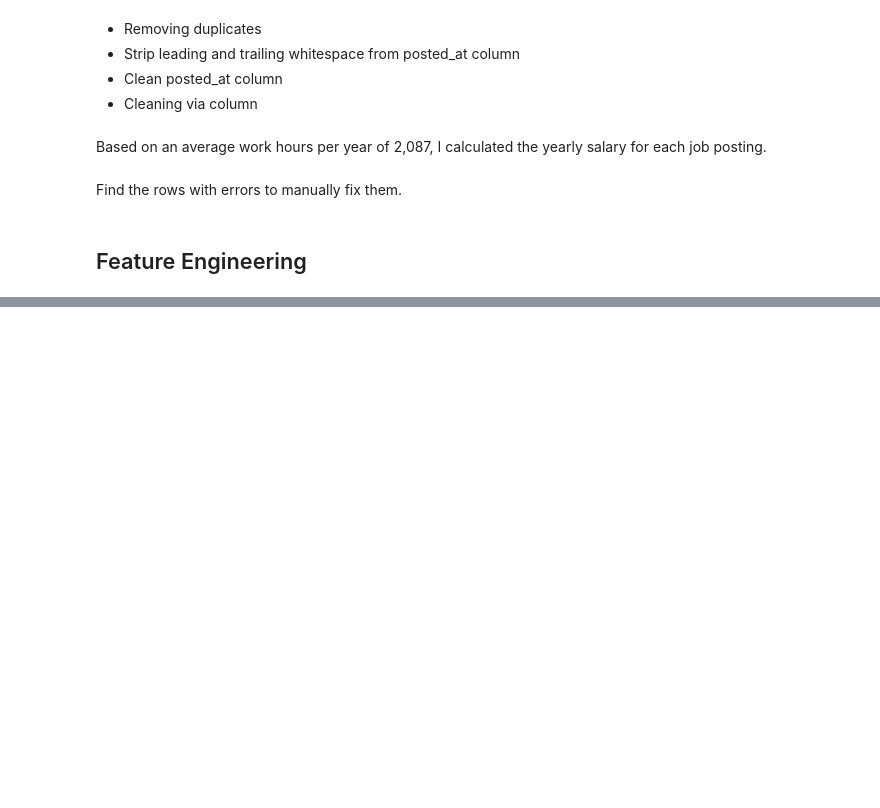
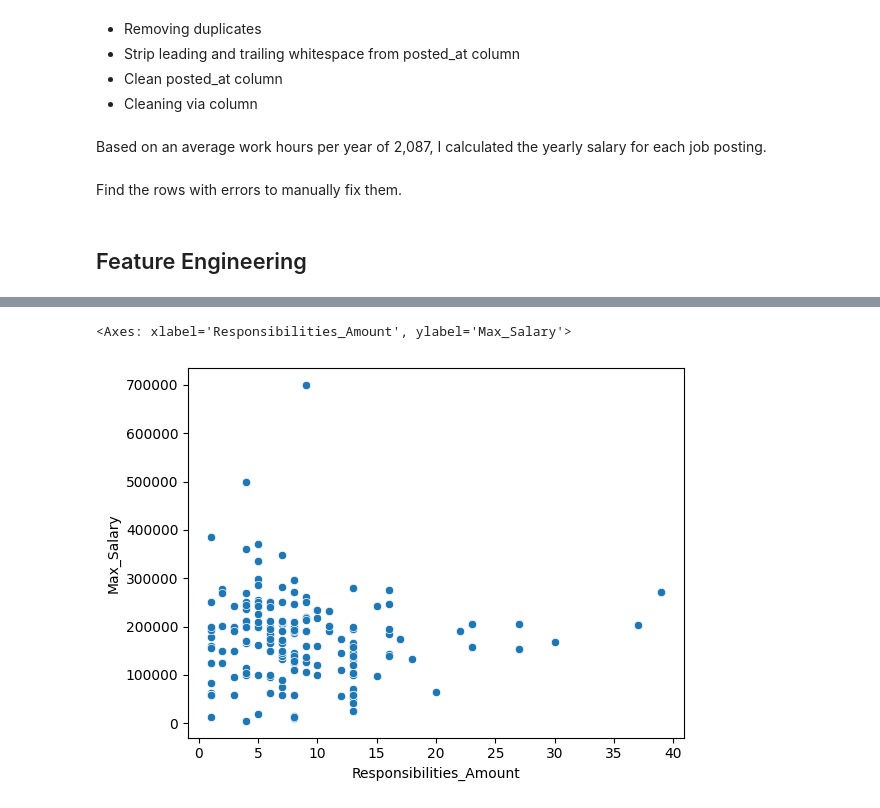
Before and after one commit to ModeEdna/ScholarshipDSAN, a Jupyter notebook: Analysis/EDA.ipynb, the cells around one changed output, grey strips where cells are left out. Saved outputs shown, nothing was run; the diff lists cells and outputs as text; code cells hidden in the pictures; blank space fills up the shorter version.

```diff
--- a/Analysis/EDA.ipynb
+++ b/Analysis/EDA.ipynb
@@ -338,0 +552,6 @@ Name: Benefits, Length: 578, dtype: object
+# %%
+# scatterplot of responsibilities vs max salary, where max salary is not 0.0
+sns.scatterplot(x='Responsibilities_Amount', y='Max_Salary', data=all[all['Max_Salary'] > 5000])
+# %% [output]
+<Axes: xlabel='Responsibilities_Amount', ylabel='Max_Salary'>
+[figure, added]
```
Also changed, not shown: parts of 29 cells of this notebook, 4 other files.
